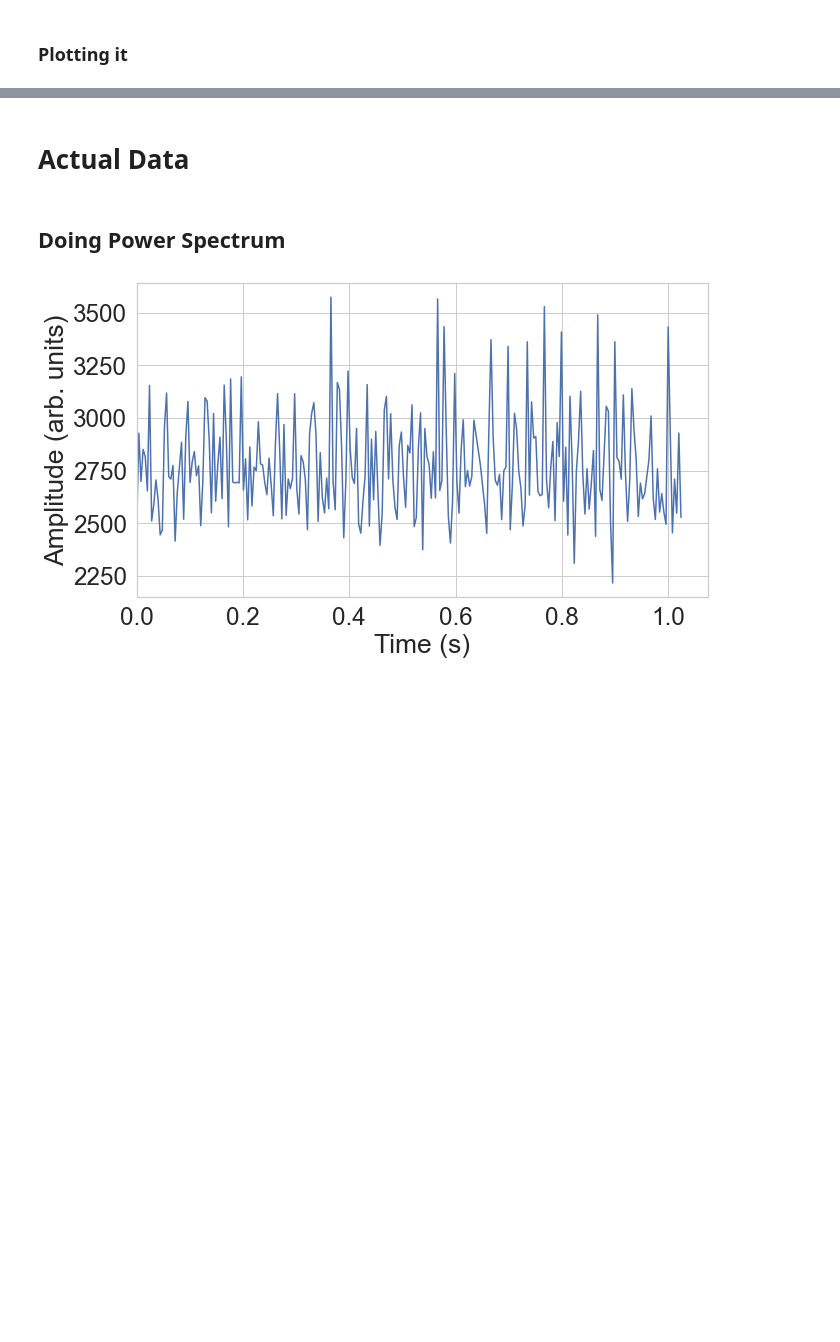
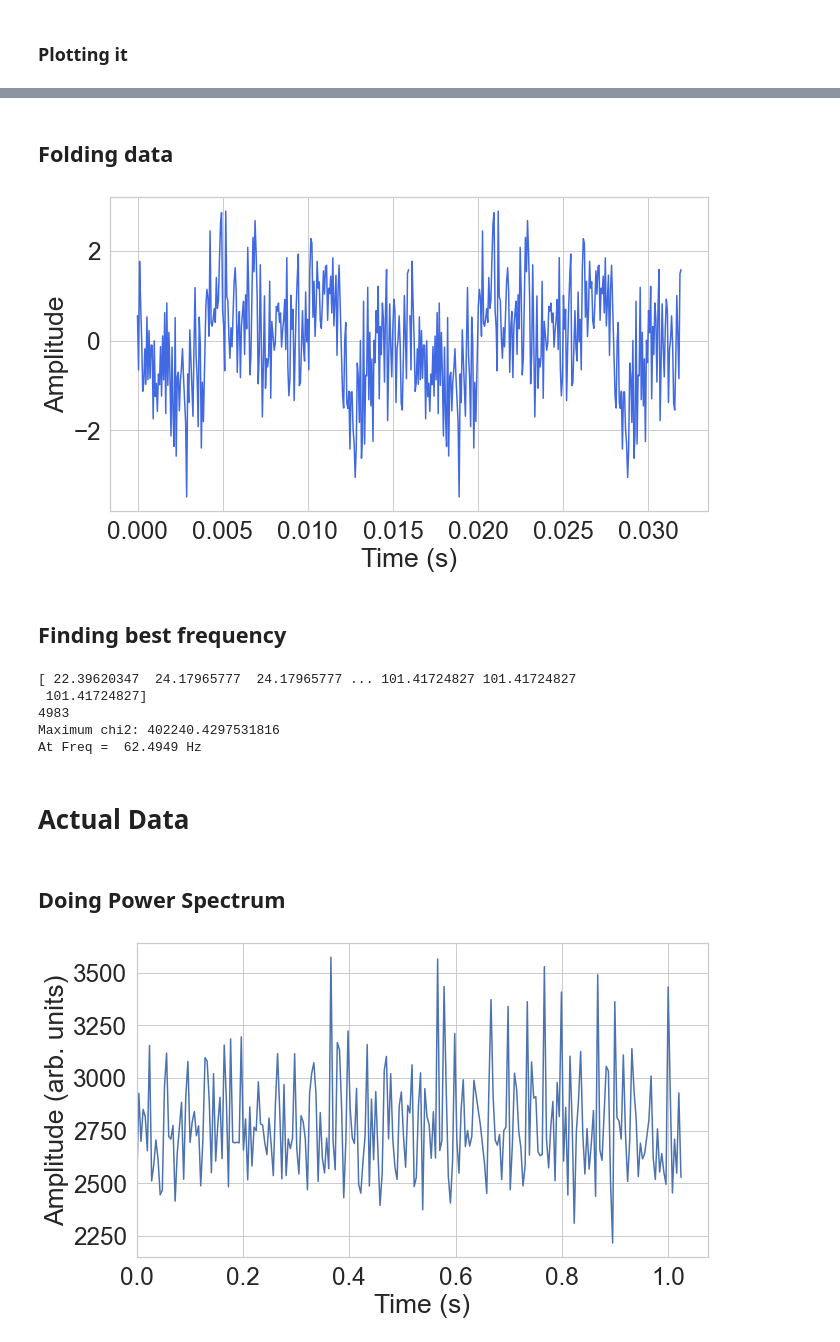
Before and after one commit to Joao-Carlos-S-G-de-A/Pulsar-Fourier-Transform, a Jupyter notebook: Main.ipynb, the cells around one changed output, grey strips where cells are left out. Drawn from its saved outputs; the diff is of its cells as text; code cells hidden in the pictures; blank space fills up the shorter version.

```diff
--- a/Main.ipynb
+++ b/Main.ipynb
@@ -191,3 +187,59 @@ plt.show()
+# %% [markdown]
+## Folding data
+# %%
+# Folding data
+def fold_data(foldfreq, time):
+    foldperiod = 1/foldfreq
+    foldedtime = time % foldperiod
+    return foldedtime
+
+testfreq = 62.49493
+foldedtime = fold_data(testfreq, time)
+
+# Plot folded data
+plt.figure(figsize=(10, 6))
+sns.lineplot(x=foldedtime, y=synthetic_data, color='royalblue')
+sns.lineplot(x=foldedtime + 1/testfreq, y=synthetic_data, color='royalblue')
+#plt.title('Shuffled data')
+plt.xlabel('Time (s)')
+plt.ylabel('Amplitude')
+plt.tight_layout()
+plt.show()
+# %% [output]
+[figure, added]
+# %% [markdown]
+## Finding best frequency
+# %%
+i = 0
+steps = 10000
+min = 61
+max = 64
+bins = 12
+
+Allchi = np.zeros(steps)
+for f in np.linspace(min, max, steps):
+    datus = synthetic_data.copy()
+    foldedtime = fold_data(f, time)
+    tempo = foldedtime.copy()
+    idx   = np.argsort(tempo)
+    datus = np.array(datus)[idx]
+    tempo = np.array(tempo)[idx]
+    binned = phase_binning(datus, tempo, bins, 1/f)
+    chi2 = np.abs(stats.chisquare(binned))
+    Allchi[i] = chi2[0]
+    i += 1
+print(Allchi)
+print(np.nanargmax(Allchi))
+countnan = np.count_nonzero(np.isnan(Allchi))
+print('Maximum chi2:', np.nanmax(Allchi))
+print('At Freq = ', min+np.nanargmax(Allchi)/(steps/(max-min)), "Hz")
+Pulsarfreq = min+np.nanargmax(Allchi)/(steps/(max-min))
+# %% [output]
+[ 22.39620347  24.17965777  24.17965777 ... 101.41724827 101.41724827
+ 101.41724827]
+4983
+Maximum chi2: 402240.4297531816
+At Freq =  62.4949 Hz
 # %% [markdown]
 # Actual Data
 # %% [markdown]
```
Also changed, not shown: parts of 23 cells of this notebook, 8 other files.
